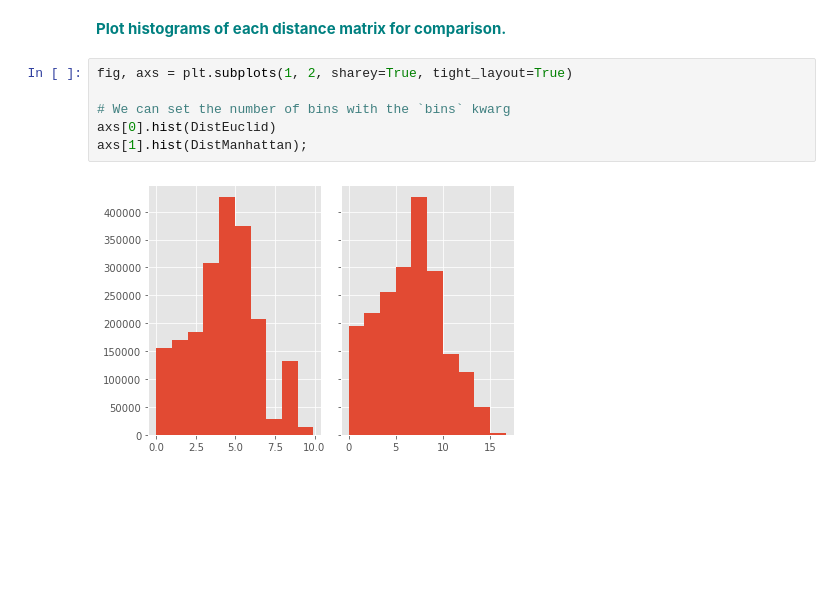
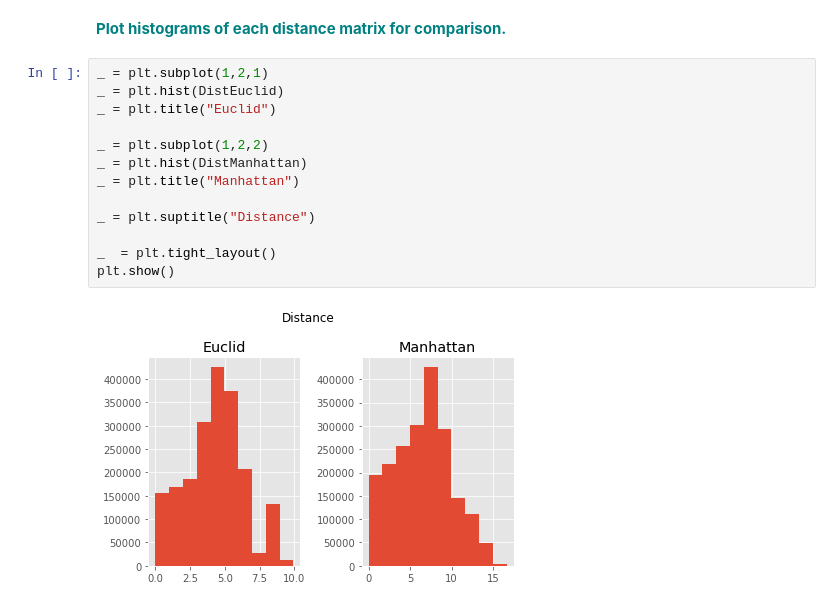
Before and after one commit to ipaulson/sb_curriculum, a Jupyter notebook: euclidean-manhattan-distance/Euclidean_and_Manhattan_Distances_Case_Study.ipynb, the cells around one changed output. Cells and saved outputs as stored; diff of their text form; blank space fills up the shorter version.

Commit message:
label plots

```diff
--- a/euclidean-manhattan-distance/Euclidean_and_Manhattan_Distances_Case_Study.ipynb
+++ b/euclidean-manhattan-distance/Euclidean_and_Manhattan_Distances_Case_Study.ipynb
@@ -76,11 +76,18 @@ DistManhattan = dist.pdist(mat, 'cityblock')
 largeMat = np.random.random((10000,100))
 # %% [markdown]
 **<font color='teal'>Plot histograms of each distance matrix for comparison.</font>**
-# %%
-fig, axs = plt.subplots(1, 2, sharey=True, tight_layout=True)
-
-# We can set the number of bins with the `bins` kwarg
-axs[0].hist(DistEuclid)
-axs[1].hist(DistManhattan);
-# %% [output]
-[figure, removed]
+# %%
+_ = plt.subplot(1,2,1)
+_ = plt.hist(DistEuclid)
+_ = plt.title("Euclid")
+
+_ = plt.subplot(1,2,2)
+_ = plt.hist(DistManhattan)
+_ = plt.title("Manhattan")
+
+_ = plt.suptitle("Distance")
+
+_  = plt.tight_layout()
+plt.show()
+# %% [output]
+[figure, added]
```
